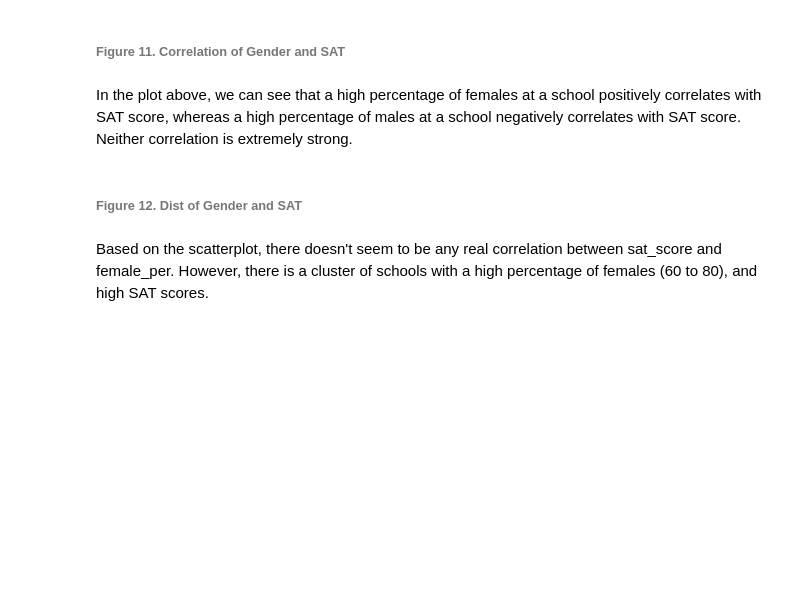
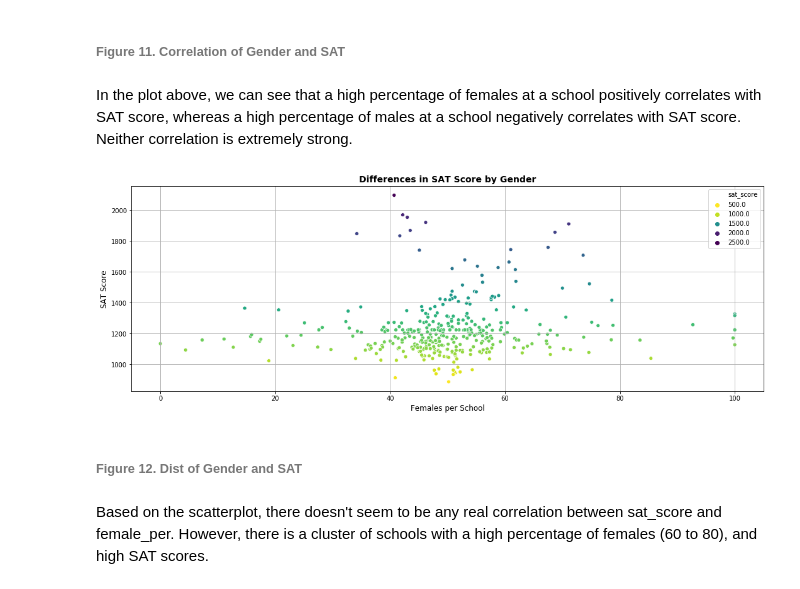
Before and after one commit to Tlacateccatl/NYC-SAT-Analysis, a Jupyter notebook: NYC School Analysis.ipynb, the cells around one changed output. Drawn from its saved outputs; the diff is of its cells as text; code cells hidden in the pictures; blank space fills up the shorter version.

```diff
--- a/NYC School Analysis.ipynb
+++ b/NYC School Analysis.ipynb
@@ -887,12 +887,14 @@ plt.grid()
 In the plot above, we can see that a high percentage of females at a school positively correlates with SAT score, whereas a high percentage of males at a school negatively correlates with SAT score. Neither correlation is extremely strong.
 # %%
 plt.figure(figsize=(18, 6))
-ax = sns.lmplot(data=combinedDF, x="female_per", y="sat_score", hue = "sat_score", palette =  "Set1")
+ax = sns.scatterplot(data=combinedDF, x="female_per", y="sat_score", hue = "sat_score", palette =  "viridis_r")
 
 plt.title('Differences in SAT Score by Gender', fontsize=14,fontweight='bold')
 plt.ylabel('SAT Score', fontsize=12)
 plt.xlabel('Females per School', fontsize=12)
 plt.grid()
+# %% [output]
+[figure, added]
 # %% [markdown]
 ###### **Figure 12.** Dist of Gender and SAT
 # %% [markdown]
```
Also changed, not shown: parts of 3 cells of this notebook.
